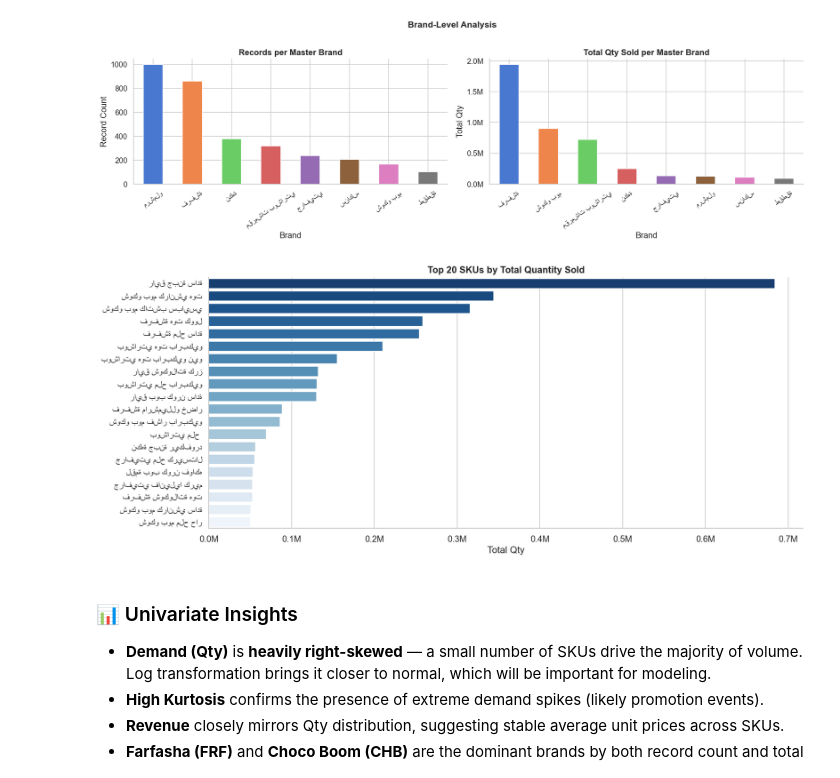
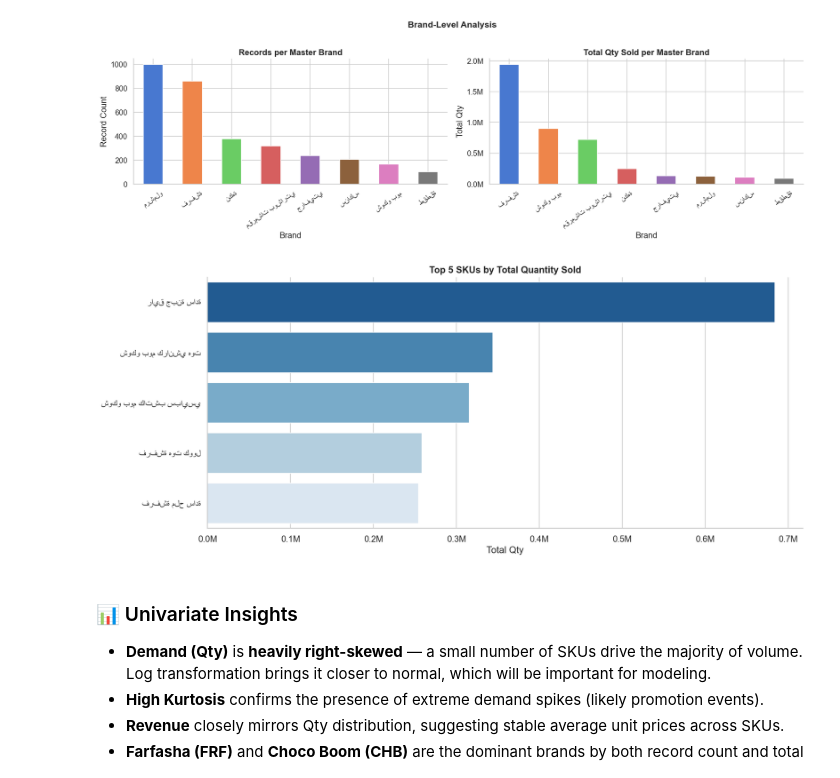
Before and after one commit to Moka-4444/Project-6-Demand-Forecasting-Inventory-Optimization-Engine-, a Jupyter notebook: notebooks/01_data_collection_eda.ipynb, the cells around one changed output. Saved outputs shown, nothing was run; the diff lists cells and outputs as text; code cells hidden in the pictures.

```diff
--- a/notebooks/01_data_collection_eda.ipynb
+++ b/notebooks/01_data_collection_eda.ipynb
@@ -521,26 +518,26 @@ plt.show()
 # %%
 # ── Top 20 SKUs by total quantity ─────────────────────────────────────────────
 top_skus = (
     df_pos.groupby(['ItemID', 'ItemName'])['Qty']
     .sum()
     .sort_values(ascending=False)
-    .head(20)
+    .head(5)
     .reset_index()
 )
 
 fig, ax = plt.subplots(figsize=(14, 6))
 sns.barplot(
     data=top_skus, x='Qty', y='ItemName',
     palette='Blues_r', ax=ax
 )
-ax.set_title('Top 20 SKUs by Total Quantity Sold', fontsize=13, fontweight='bold')
+ax.set_title('Top 5 SKUs by Total Quantity Sold', fontsize=13, fontweight='bold')
 ax.set_xlabel('Total Qty')
 ax.set_ylabel('')
 ax.xaxis.set_major_formatter(mticker.FuncFormatter(lambda x, _: f'{x/1e6:.1f}M'))
 plt.tight_layout()
 plt.show()
 # %% [output]
-[figure, old version]
+[figure, new version]
 # %% [markdown]
 ### 📊 Univariate Insights
 
```
Also changed, not shown: parts of 3 cells of this notebook, 1 other file.
